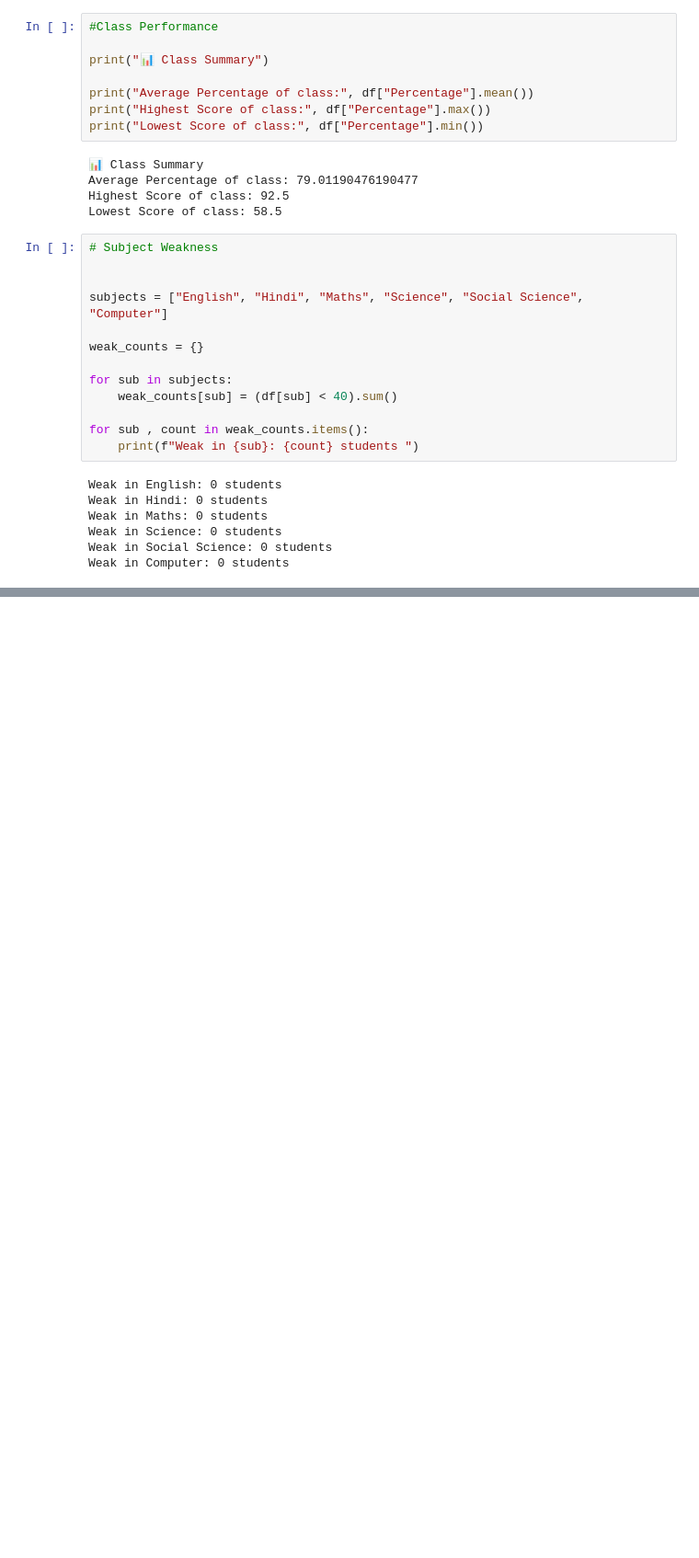
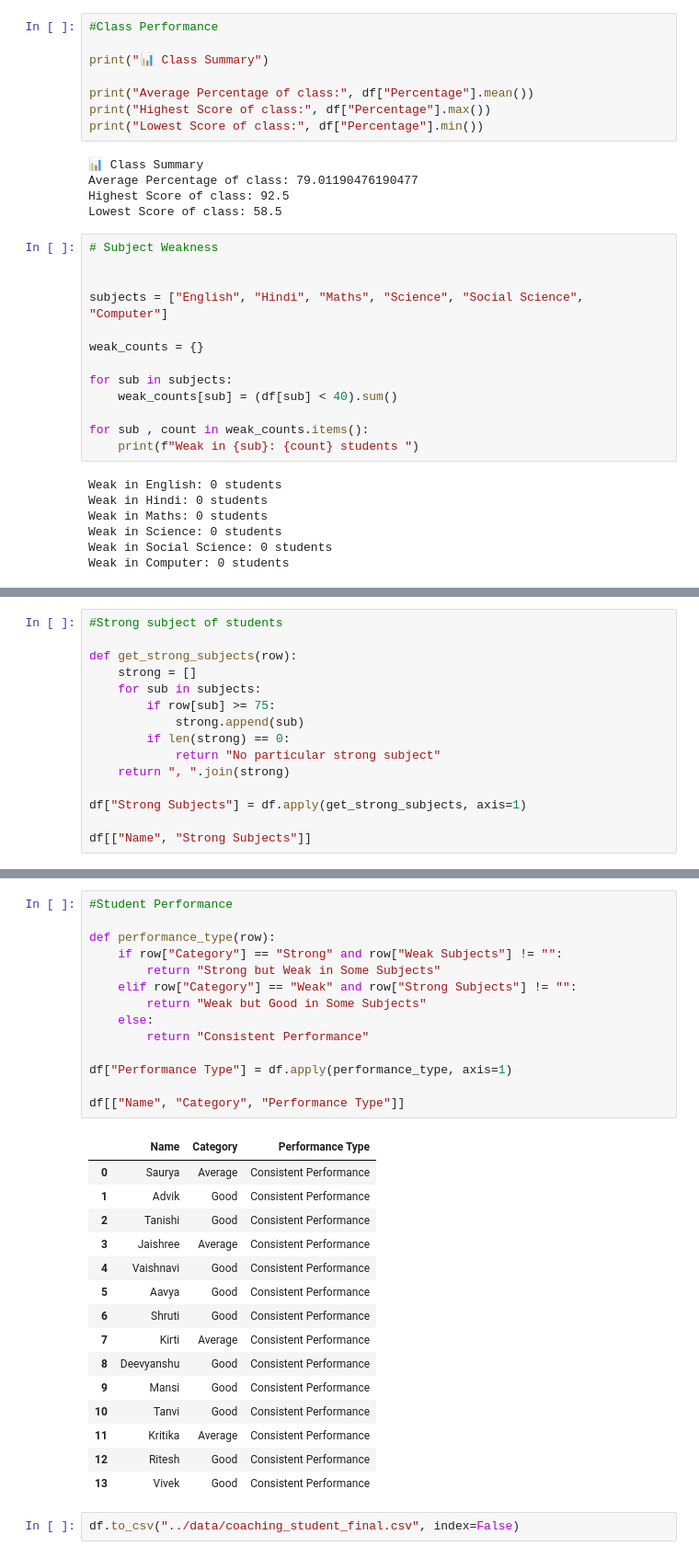
Before and after one commit to minzsurabhi-spec/Coaching-Performance-Analyzer, a Jupyter notebook: notebooks/analysis.ipynb, the cells around one changed output, grey strips where cells are left out. Shown at 92% size. Saved outputs shown, nothing was run; the diff lists cells and outputs as text; blank space fills up the shorter version.

```diff
--- a/notebooks/analysis.ipynb
+++ b/notebooks/analysis.ipynb
@@ -171,0 +235,15 @@ Weak in Computer: 0 students
+# %%
+#Strong subject of students
+
+def get_strong_subjects(row):
+    strong = []
+    for sub in subjects:
+        if row[sub] >= 75:
+            strong.append(sub)
+        if len(strong) == 0:
+            return "No particular strong subject"
+    return ", ".join(strong)
+
+df["Strong Subjects"] = df.apply(get_strong_subjects, axis=1)
+
+df[["Name", "Strong Subjects"]]
@@ -171,0 +266,32 @@ Weak in Computer: 0 students
+# %%
+#Student Performance
+
+def performance_type(row):
+    if row["Category"] == "Strong" and row["Weak Subjects"] != "":
+        return "Strong but Weak in Some Subjects"
+    elif row["Category"] == "Weak" and row["Strong Subjects"] != "":
+        return "Weak but Good in Some Subjects"
+    else:
+        return "Consistent Performance"
+
+df["Performance Type"] = df.apply(performance_type, axis=1)
+
+df[["Name", "Category", "Performance Type"]]
+# %% [output]
+|  | Name | Category | Performance Type |
+| 0 | Saurya | Average | Consistent Performance |
+| 1 | Advik | Good | Consistent Performance |
+| 2 | Tanishi | Good | Consistent Performance |
+| 3 | Jaishree | Average | Consistent Performance |
+| 4 | Vaishnavi | Good | Consistent Performance |
+| 5 | Aavya | Good | Consistent Performance |
+| 6 | Shruti | Good | Consistent Performance |
+| 7 | Kirti | Average | Consistent Performance |
+| 8 | Deevyanshu | Good | Consistent Performance |
+| 9 | Mansi | Good | Consistent Performance |
+| 10 | Tanvi | Good | Consistent Performance |
+| 11 | Kritika | Average | Consistent Performance |
+| 12 | Ritesh | Good | Consistent Performance |
+| 13 | Vivek | Good | Consistent Performance |
+# %%
+df.to_csv("../data/coaching_student_final.csv", index=False)
```
Also changed, not shown: parts of 6 cells of this notebook, 1 other file.
